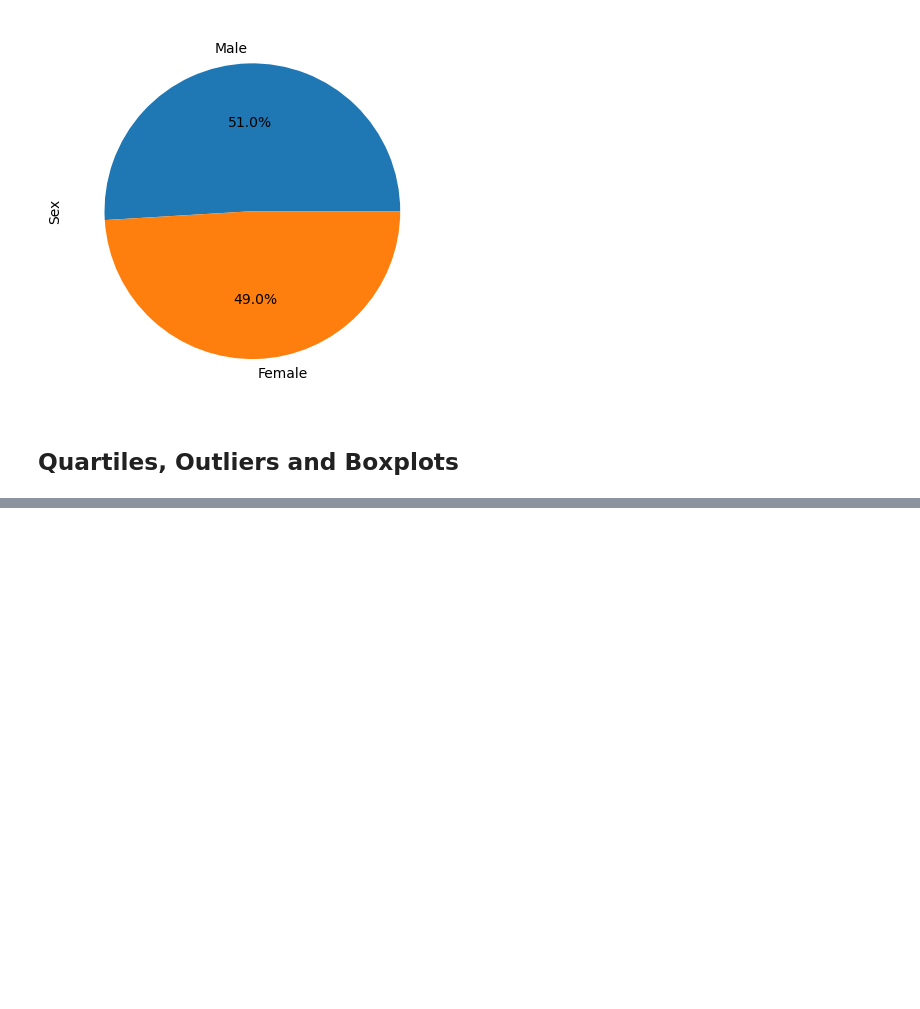
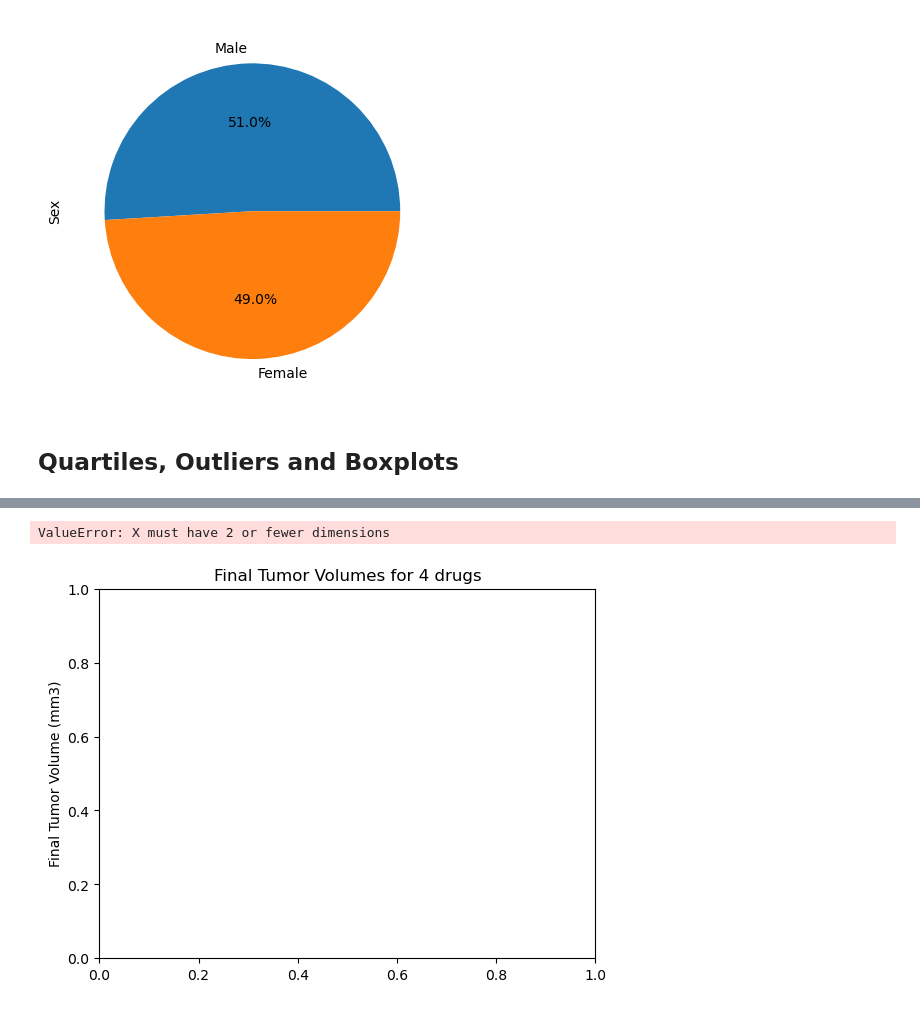
Before and after one commit to YashadaKul/pymaceuticals, a Jupyter notebook: main_script.ipynb, the cells around one changed output, grey strips where cells are left out. Drawn from its saved outputs; the diff is of its cells as text; code cells hidden in the pictures; blank space fills up the shorter version.

Commit message:
Added code for other plots

```diff
--- a/main_script.ipynb
+++ b/main_script.ipynb
@@ -272,0 +347,33 @@ plt.show()
+# %%
+# Generate a box plot that shows the distrubution of the tumor volume for each treatment group.
+#treatments = ["Capomulin", "Ramicane", "Infubinol", "Ceftamin"]
+capomulin_tumors = []
+capomulin = cleaned_df.loc[cleaned_df["Drug Regimen"] == "Capomulin", :]
+capomulin_tumors.append(capomulin["Tumor Volume (mm3)"])
+#print(capomulin_tumors)
+
+ramicane_tumors = []
+ramicane = cleaned_df.loc[cleaned_df["Drug Regimen"] == "Ramicane", :]
+ramicane_tumors.append(ramicane["Tumor Volume (mm3)"])
+#print(ramicane_tumors)
+
+infubinol_tumors = []
+infubinol = cleaned_df.loc[cleaned_df["Drug Regimen"] == "Infubinol", :]
+infubinol_tumors.append(infubinol["Tumor Volume (mm3)"])
+#infubinol_tumors
+
+ceftamin_tumors = []
+ceftamin = cleaned_df.loc[cleaned_df["Drug Regimen"] == "ceftamin", :]
+ceftamin_tumors.append(ceftamin["Tumor Volume (mm3)"])
+#ceftamin_tumors
+
+tumor_data_boxplot = [capomulin_tumors, ramicane_tumors, infubinol_tumors, ceftamin_tumors]
+
+fig1, ax1 = plt.subplots()
+ax1.set_title('Final Tumor Volumes for 4 drugs')
+ax1.set_ylabel('Final Tumor Volume (mm3)')
+ax1.boxplot(tumor_data_boxplot)
+plt.show()
+# %% [output]
+ValueError: X must have 2 or fewer dimensions
+[figure, added]
```
Also changed, not shown: parts of 12 cells of this notebook, 1 other file.
